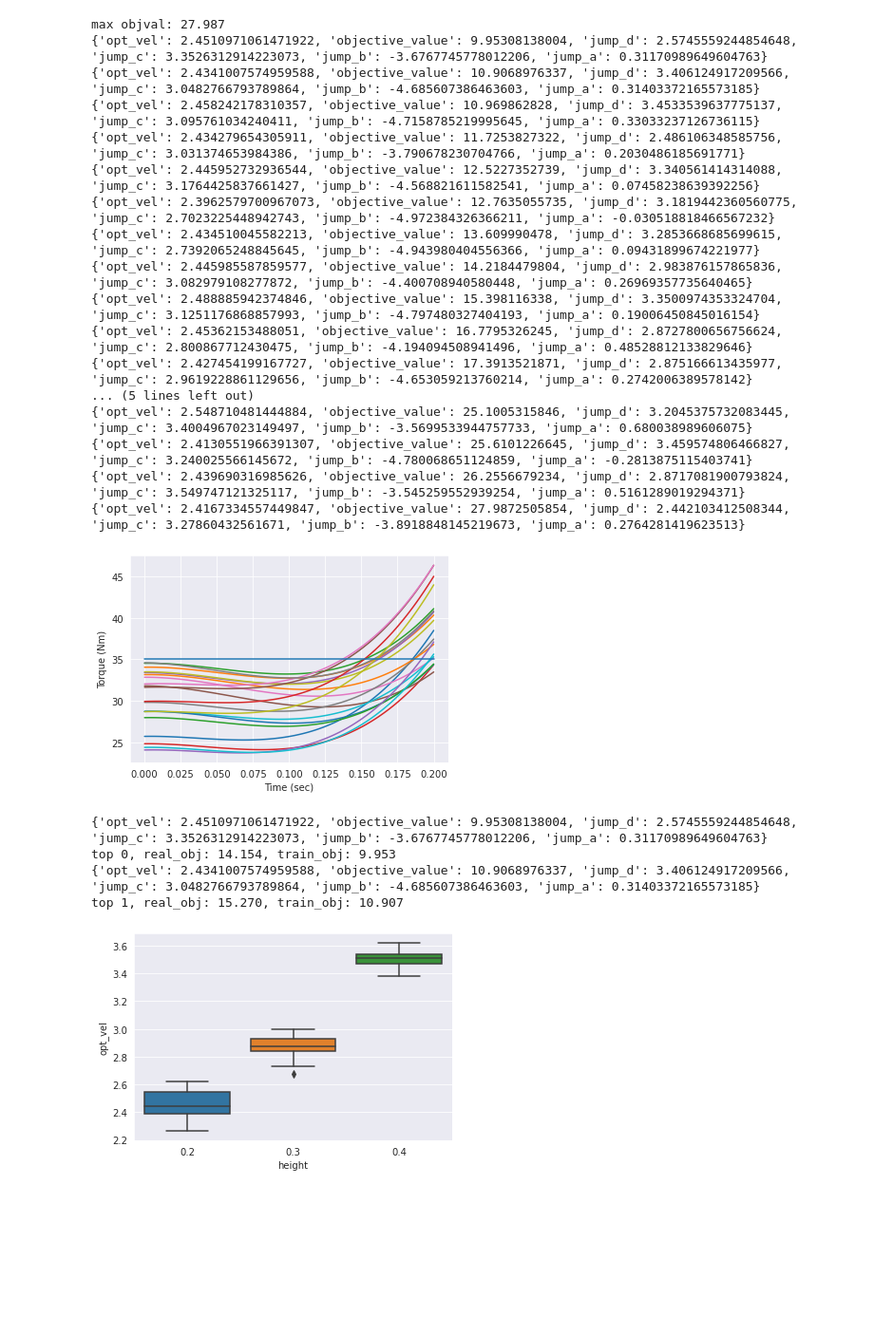
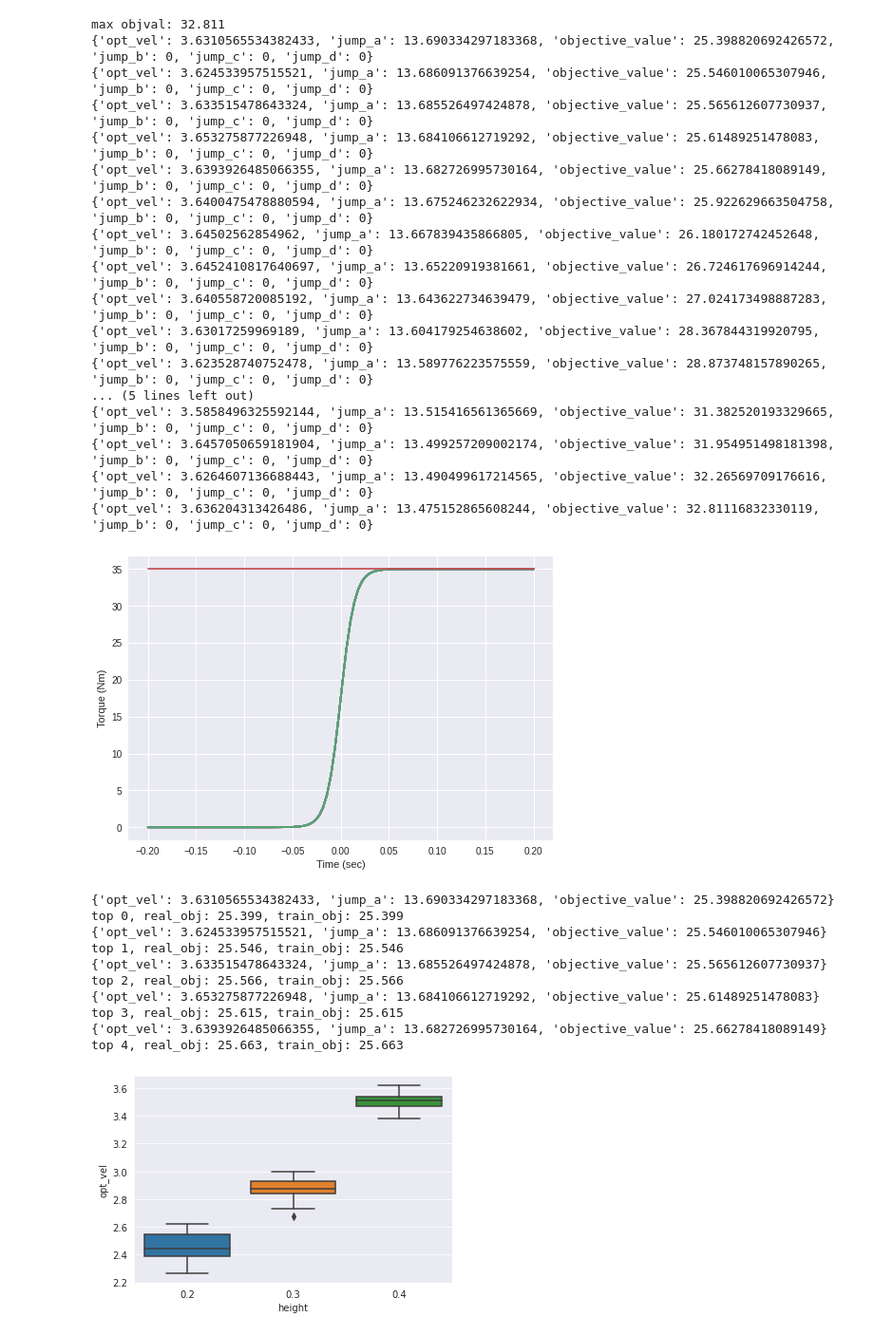
Before and after one commit to silvery107/wheeled-bipedal-jumping, a Jupyter notebook: MiniNezha/plot.ipynb, the cells around one changed output. Shown: that part at 95% size. Drawn from its saved outputs; the diff is of its cells as text; code cells hidden in the pictures; blank space fills up the shorter version.

```diff
--- a/MiniNezha/plot.ipynb
+++ b/MiniNezha/plot.ipynb
@@ -7,7 +7,7 @@ from advisor_client.client import *
 client = AdvisorClient()
 # %%
 # get study
-study_name = "optimal_jump1"
+study_name = "optimal_jump2"
 study = client.get_study_by_name(study_name)
 print(study)
 # %% [output]
@@ -26,8 +26,11 @@ for trial in trials:
 
 for param,objval in zip(train_param,train_curve):
     param["objective_value"] = objval
+    param.setdefault("jump_b",0)
+    param.setdefault("jump_c",0)
+    param.setdefault("jump_d",0)
 
 train_curve = np.array(train_curve)
 # %%
-save_fig = True
+save_fig = False
 # %%
@@ -60,48 +63,55 @@ Best trial: {'opt_vel': 2.4510971061471922, 'objective_value': 9.95308138004, 'j
 # %%
 topk_idx = np.argsort(train_curve)[:20] # sort top n minimial index
 print("max objval: %.3f"%np.max(train_curve[topk_idx]))
-t = np.linspace(0,0.2,100)
+t = np.linspace(-0.2,0.2,100)
 y_constant = 35*np.ones_like(t)
 for idx in topk_idx:
     param = train_param[idx]
     print(param)
     a = param["jump_a"]
-    b = param["jump_b"]
-    c = param["jump_c"]
-    d = param["jump_d"]
-    y_poly = 10*a * t + 100*b * t**2 + 1000*c * t**3 + 10*d
-    plt.plot(t,y_poly)
+    param_dic.setdefault("jump_b",0)
+    param_dic.setdefault("jump_c",0)
+    param_dic.setdefault("jump_d",0)
+    # b = param["jump_b"]
+    # c = param["jump_c"]
+    # d = param["jump_d"]
+    # y_poly = 10*a * t + 100*b * t**2 + 1000*c * t**3 + 10*d
+    y_sigm = 35/(1+np.exp(-10*a*(t)))
+    plt.plot(t,y_sigm)
 plt.plot(t,y_constant)
 plt.xlabel("Time (sec)")
 plt.ylabel("Torque (Nm)")
 if save_fig:
     plt.savefig("./records/torque_"+str(best_objval)+".png")
 plt.show()
 # %% [output]
-max objval: 27.987
-{'opt_vel': 2.4510971061471922, 'objective_value': 9.95308138004, 'jump_d': 2.5745559244854648, 'jump_c': 3.3526312914223073, 'jump_b': -3.6767745778012206, 'jump_a': 0.31170989649604763}
-{'opt_vel': 2.4341007574959588, 'objective_value': 10.9068976337, 'jump_d': 3.406124917209566, 'jump_c': 3.0482766793789864, 'jump_b': -4.685607386463603, 'jump_a': 0.31403372165573185}
-{'opt_vel': 2.458242178310357, 'objective_value': 10.969862828, 'jump_d': 3.4533539637775137, 'jump_c': 3.095761034240411, 'jump_b': -4.7158785219995645, 'jump_a': 0.33033237126736115}
-{'opt_vel': 2.434279654305911, 'objective_value': 11.7253827322, 'jump_d': 2.486106348585756, 'jump_c': 3.031374653984386, 'jump_b': -3.790678230704766, 'jump_a': 0.2030486185691771}
-{'opt_vel': 2.445952732936544, 'objective_value': 12.5227352739, 'jump_d': 3.340561414314088, 'jump_c': 3.1764425837661427, 'jump_b': -4.568821611582541, 'jump_a': 0.07458238639392256}
-{'opt_vel': 2.3962579700967073, 'objective_value': 12.7635055735, 'jump_d': 3.1819442360560775, 'jump_c': 2.7023225448942743, 'jump_b': -4.972384326366211, 'jump_a': -0.030518818466567232}
-{'opt_vel': 2.434510045582213, 'objective_value': 13.609990478, 'jump_d': 3.2853668685699615, 'jump_c': 2.7392065248845645, 'jump_b': -4.943980404556366, 'jump_a': 0.09431899674221977}
-{'opt_vel': 2.445985587859577, 'objective_value': 14.2184479804, 'jump_d': 2.983876157865836, 'jump_c': 3.082979108277872, 'jump_b': -4.400708940580448, 'jump_a': 0.26969357735640465}
-{'opt_vel': 2.488885942374846, 'objective_value': 15.398116338, 'jump_d': 3.3500974353324704, 'jump_c': 3.1251176868857993, 'jump_b': -4.797480327404193, 'jump_a': 0.19006450845016154}
-{'opt_vel': 2.45362153488051, 'objective_value': 16.7795326245, 'jump_d': 2.8727800656756624, 'jump_c': 2.800867712430475, 'jump_b': -4.194094508941496, 'jump_a': 0.48528812133829646}
-{'opt_vel': 2.427454199167727, 'objective_value': 17.3913521871, 'jump_d': 2.875166613435977, 'jump_c': 2.9619228861129656, 'jump_b': -4.653059213760214, 'jump_a': 0.2742006389578142}
+max objval: 32.811
+{'opt_vel': 3.6310565534382433, 'jump_a': 13.690334297183368, 'objective_value': 25.398820692426572, 'jump_b': 0, 'jump_c': 0, 'jump_d': 0}
+{'opt_vel': 3.624533957515521, 'jump_a': 13.686091376639254, 'objective_value': 25.546010065307946, 'jump_b': 0, 'jump_c': 0, 'jump_d': 0}
+{'opt_vel': 3.633515478643324, 'jump_a': 13.685526497424878, 'objective_value': 25.565612607730937, 'jump_b': 0, 'jump_c': 0, 'jump_d': 0}
+{'opt_vel': 3.653275877226948, 'jump_a': 13.684106612719292, 'objective_value': 25.61489251478083, 'jump_b': 0, 'jump_c': 0, 'jump_d': 0}
+{'opt_vel': 3.6393926485066355, 'jump_a': 13.682726995730164, 'objective_value': 25.66278418089149, 'jump_b': 0, 'jump_c': 0, 'jump_d': 0}
+{'opt_vel': 3.6400475478880594, 'jump_a': 13.675246232622934, 'objective_value': 25.922629663504758, 'jump_b': 0, 'jump_c': 0, 'jump_d': 0}
+{'opt_vel': 3.64502562854962, 'jump_a': 13.667839435866805, 'objective_value': 26.180172742452648, 'jump_b': 0, 'jump_c': 0, 'jump_d': 0}
+{'opt_vel': 3.6452410817640697, 'jump_a': 13.65220919381661, 'objective_value': 26.724617696914244, 'jump_b': 0, 'jump_c': 0, 'jump_d': 0}
+{'opt_vel': 3.640558720085192, 'jump_a': 13.643622734639479, 'objective_value': 27.024173498887283, 'jump_b': 0, 'jump_c': 0, 'jump_d': 0}
+{'opt_vel': 3.63017259969189, 'jump_a': 13.604179254638602, 'objective_value': 28.367844319920795, 'jump_b': 0, 'jump_c': 0, 'jump_d': 0}
+{'opt_vel': 3.623528740752478, 'jump_a': 13.589776223575559, 'objective_value': 28.873748157890265, 'jump_b': 0, 'jump_c': 0, 'jump_d': 0}
 ... (5 lines left out)
-{'opt_vel': 2.548710481444884, 'objective_value': 25.1005315846, 'jump_d': 3.2045375732083445, 'jump_c': 3.4004967023149497, 'jump_b': -3.5699533944757733, 'jump_a': 0.680038989606075}
-{'opt_vel': 2.4130551966391307, 'objective_value': 25.6101226645, 'jump_d': 3.459574806466827, 'jump_c': 3.240025566145672, 'jump_b': -4.780068651124859, 'jump_a': -0.2813875115403741}
-{'opt_vel': 2.439690316985626, 'objective_value': 26.2556679234, 'jump_d': 2.8717081900793824, 'jump_c': 3.549747121325117, 'jump_b': -3.545259552939254, 'jump_a': 0.5161289019294371}
-{'opt_vel': 2.4167334557449847, 'objective_value': 27.9872505854, 'jump_d': 2.442103412508344, 'jump_c': 3.27860432561671, 'jump_b': -3.8918848145219673, 'jump_a': 0.2764281419623513}
+{'opt_vel': 3.5858496325592144, 'jump_a': 13.515416561365669, 'objective_value': 31.382520193329665, 'jump_b': 0, 'jump_c': 0, 'jump_d': 0}
+{'opt_vel': 3.6457050659181904, 'jump_a': 13.499257209002174, 'objective_value': 31.954951498181398, 'jump_b': 0, 'jump_c': 0, 'jump_d': 0}
+{'opt_vel': 3.6264607136688443, 'jump_a': 13.490499617214565, 'objective_value': 32.26569709176616, 'jump_b': 0, 'jump_c': 0, 'jump_d': 0}
+{'opt_vel': 3.636204313426486, 'jump_a': 13.475152865608244, 'objective_value': 32.81116832330119, 'jump_b': 0, 'jump_c': 0, 'jump_d': 0}
-[figure, old version]
+[figure, new version]
 # %%
 # display top n trials in webots
-top_n = 2
+top_n = 5
 for count,idx in zip(range(top_n),topk_idx[:top_n]):
     param_dic = train_param[idx]
     print(param_dic)
+    param_dic.setdefault("jump_b",0)
+    param_dic.setdefault("jump_c",0)
+    param_dic.setdefault("jump_d",0)
     with open("./controllers/my_controller_python/args.txt",'w') as f11:
         f11.write(str(param_dic))
 
@@ -113,10 +123,16 @@ for count,idx in zip(range(top_n),topk_idx[:top_n]):
 
     print("top %d, real_obj: %.3f, train_obj: %.3f"%(count,y,float(param_dic["objective_value"])))
 # %% [output]
-{'opt_vel': 2.4510971061471922, 'objective_value': 9.95308138004, 'jump_d': 2.5745559244854648, 'jump_c': 3.3526312914223073, 'jump_b': -3.6767745778012206, 'jump_a': 0.31170989649604763}
-top 0, real_obj: 14.154, train_obj: 9.953
-{'opt_vel': 2.4341007574959588, 'objective_value': 10.9068976337, 'jump_d': 3.406124917209566, 'jump_c': 3.0482766793789864, 'jump_b': -4.685607386463603, 'jump_a': 0.31403372165573185}
-top 1, real_obj: 15.270, train_obj: 10.907
+{'opt_vel': 3.6310565534382433, 'jump_a': 13.690334297183368, 'objective_value': 25.398820692426572}
+top 0, real_obj: 25.399, train_obj: 25.399
+{'opt_vel': 3.624533957515521, 'jump_a': 13.686091376639254, 'objective_value': 25.546010065307946}
+top 1, real_obj: 25.546, train_obj: 25.546
+{'opt_vel': 3.633515478643324, 'jump_a': 13.685526497424878, 'objective_value': 25.565612607730937}
+top 2, real_obj: 25.566, train_obj: 25.566
+{'opt_vel': 3.653275877226948, 'jump_a': 13.684106612719292, 'objective_value': 25.61489251478083}
+top 3, real_obj: 25.615, train_obj: 25.615
+{'opt_vel': 3.6393926485066355, 'jump_a': 13.682726995730164, 'objective_value': 25.66278418089149}
+top 4, real_obj: 25.663, train_obj: 25.663
 # %%
 # save dicts to txt
 with open("./records/args_"+str(best_objval)+".txt",'w') as arts_txt:
```
Also changed, not shown: parts of 4 cells of this notebook, 3 other files.
